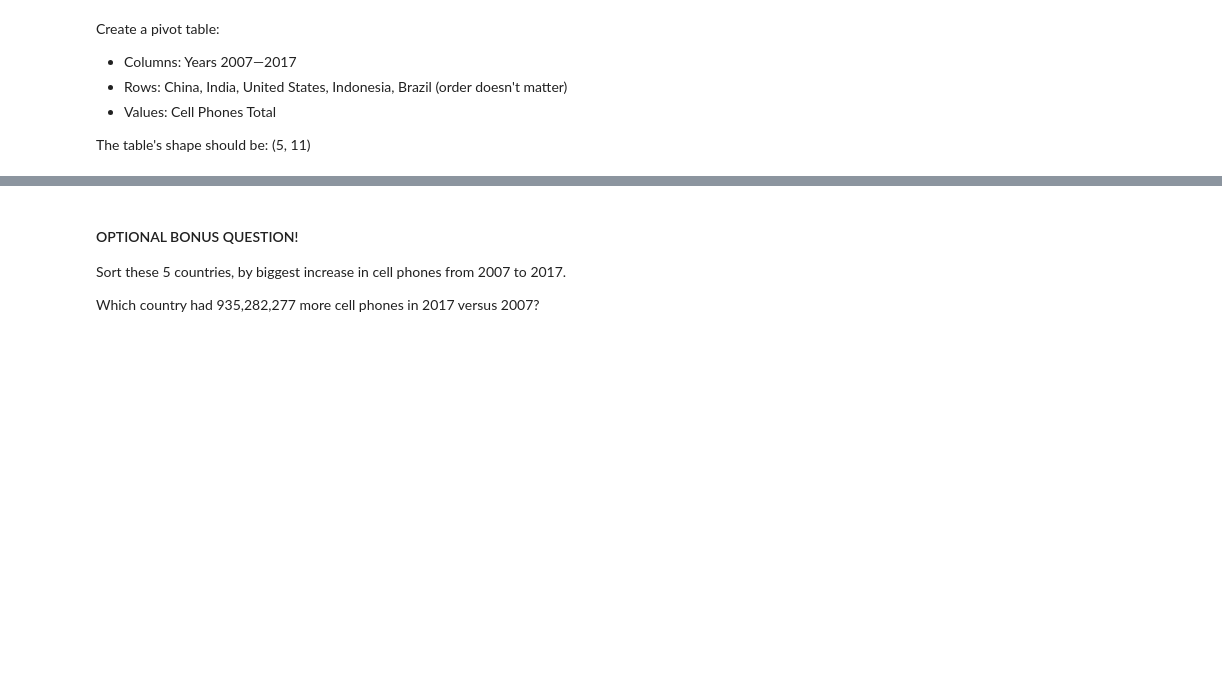
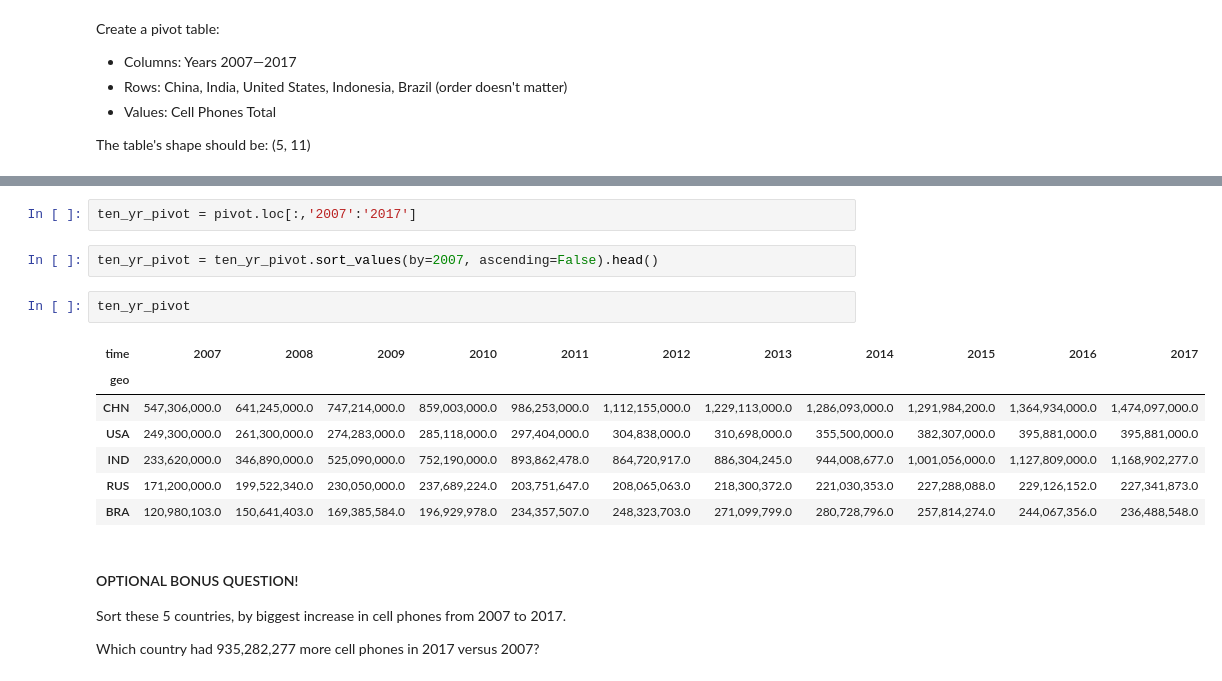
Before and after one commit to standroidbeta/DS-Unit-1-Sprint-2-Data-Wrangling, a Jupyter notebook: Sprintchallenge2/DS_Unit_1_Sprint_Challenge_2_Data_Wrangling.ipynb, the cells around one changed output, grey strips where cells are left out. Cells and saved outputs as stored; diff of their text form; blank space fills up the shorter version.

```diff
--- a/Sprintchallenge2/DS_Unit_1_Sprint_Challenge_2_Data_Wrangling.ipynb
+++ b/Sprintchallenge2/DS_Unit_1_Sprint_Challenge_2_Data_Wrangling.ipynb
@@ -244,3 +384,17 @@ The table's shape should be: (5, 11)
+# %%
+ten_yr_pivot = pivot.loc[:,'2007':'2017']
+# %%
+ten_yr_pivot = ten_yr_pivot.sort_values(by=2007, ascending=False).head()
+# %%
+ten_yr_pivot
+# %% [output]
+| time | 2007 | 2008 | 2009 | 2010 | 2011 | 2012 | 2013 | 2014 | 2015 | 2016 | 2017 |
+| geo |  |  |  |  |  |  |  |  |  |  |  |
+| CHN | 547,306,000.0 | 641,245,000.0 | 747,214,000.0 | 859,003,000.0 | 986,253,000.0 | 1,112,155,000.0 | 1,229,113,000.0 | 1,286,093,000.0 | 1,291,984,200.0 | 1,364,934,000.0 | 1,474,097,000.0 |
+| USA | 249,300,000.0 | 261,300,000.0 | 274,283,000.0 | 285,118,000.0 | 297,404,000.0 | 304,838,000.0 | 310,698,000.0 | 355,500,000.0 | 382,307,000.0 | 395,881,000.0 | 395,881,000.0 |
+| IND | 233,620,000.0 | 346,890,000.0 | 525,090,000.0 | 752,190,000.0 | 893,862,478.0 | 864,720,917.0 | 886,304,245.0 | 944,008,677.0 | 1,001,056,000.0 | 1,127,809,000.0 | 1,168,902,277.0 |
+| RUS | 171,200,000.0 | 199,522,340.0 | 230,050,000.0 | 237,689,224.0 | 203,751,647.0 | 208,065,063.0 | 218,300,372.0 | 221,030,353.0 | 227,288,088.0 | 229,126,152.0 | 227,341,873.0 |
+| BRA | 120,980,103.0 | 150,641,403.0 | 169,385,584.0 | 196,929,978.0 | 234,357,507.0 | 248,323,703.0 | 271,099,799.0 | 280,728,796.0 | 257,814,274.0 | 244,067,356.0 | 236,488,548.0 |
 # %% [markdown]
 #### OPTIONAL BONUS QUESTION!
 
```
Also changed, not shown: parts of 45 cells of this notebook.
